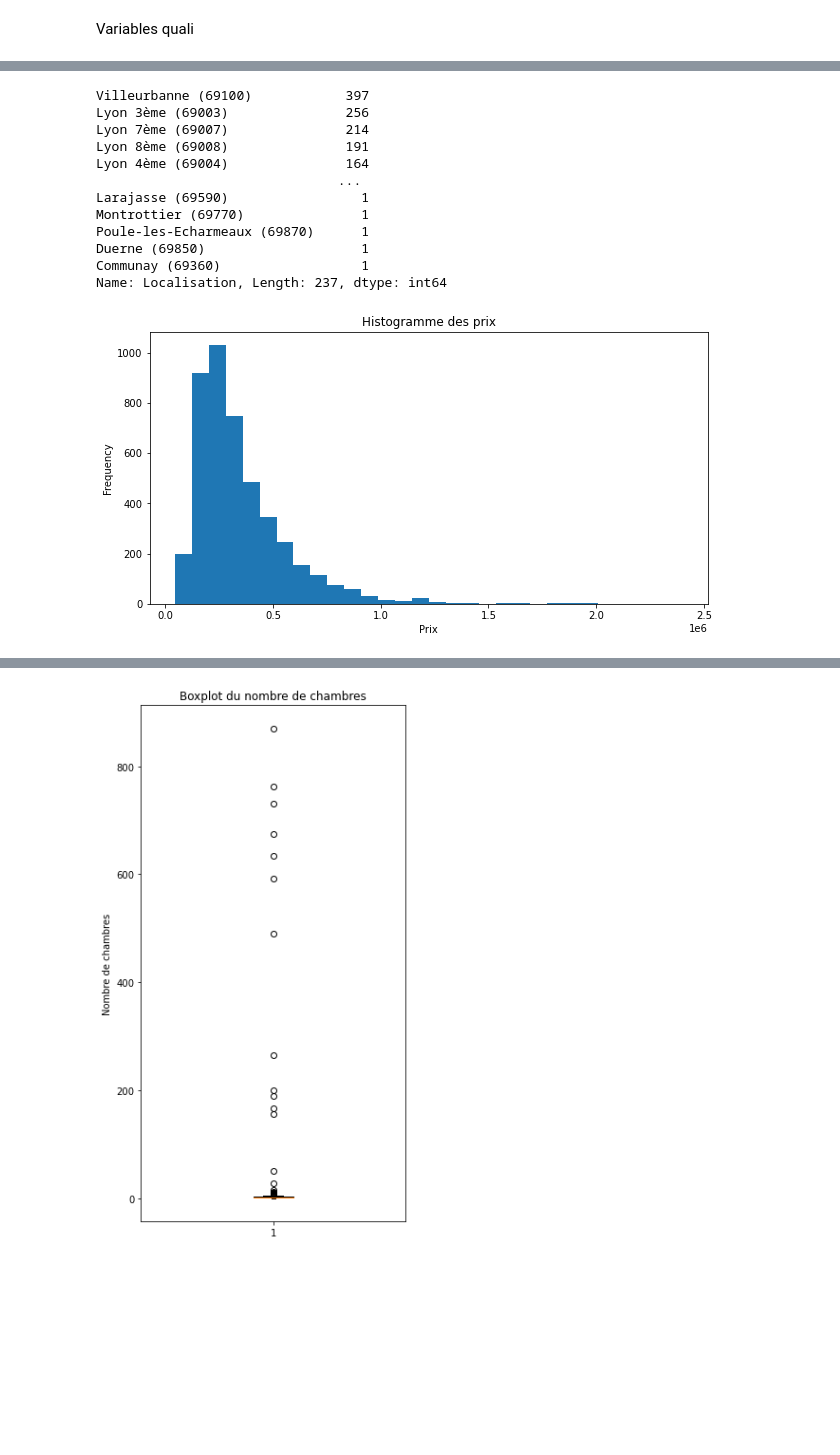
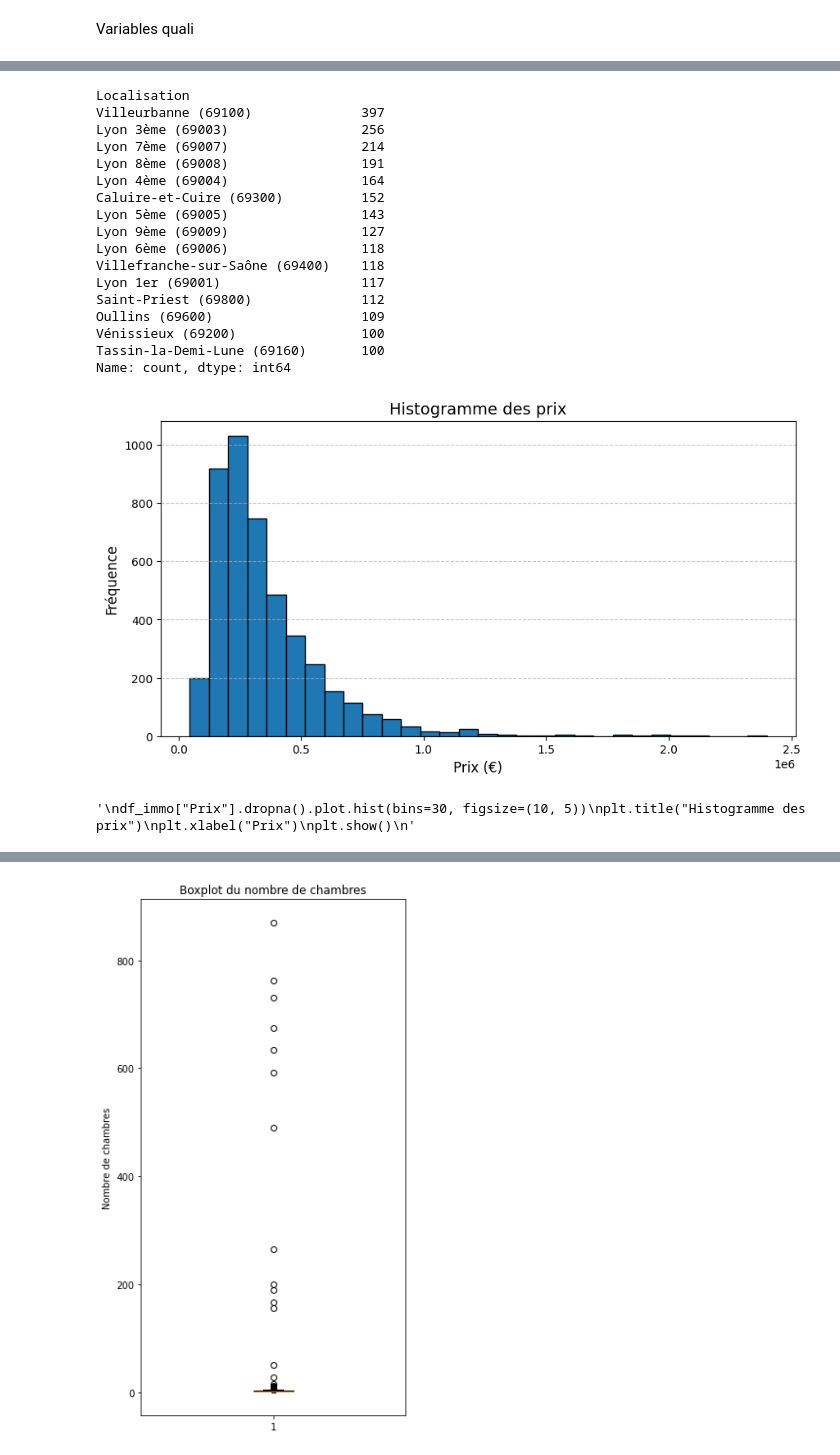
Before and after one commit to sodagt/nlp_immo, a Jupyter notebook: notebooks/exploration.ipynb, the cells around one changed output, grey strips where cells are left out. Cells and saved outputs as stored; diff of their text form; code cells hidden in the pictures; blank space fills up the shorter version.

```diff
--- a/notebooks/exploration.ipynb
+++ b/notebooks/exploration.ipynb
@@ -187,23 +229,42 @@ Name: DPE, dtype: int64
 # %%
-df_immo["Localisation"].value_counts()
+df_immo["Localisation"].value_counts().head(15)
 # %% [output]
-Villeurbanne (69100)            397
-Lyon 3ème (69003)               256
-Lyon 7ème (69007)               214
-Lyon 8ème (69008)               191
-Lyon 4ème (69004)               164
-                               ...
-Larajasse (69590)                 1
-Montrottier (69770)               1
-Poule-les-Echarmeaux (69870)      1
-Duerne (69850)                    1
-Communay (69360)                  1
-Name: Localisation, Length: 237, dtype: int64
+Localisation
+Villeurbanne (69100)              397
+Lyon 3ème (69003)                 256
+Lyon 7ème (69007)                 214
+Lyon 8ème (69008)                 191
+Lyon 4ème (69004)                 164
+Caluire-et-Cuire (69300)          152
+Lyon 5ème (69005)                 143
+Lyon 9ème (69009)                 127
+Lyon 6ème (69006)                 118
+Villefranche-sur-Saône (69400)    118
+Lyon 1er (69001)                  117
+Saint-Priest (69800)              112
+Oullins (69600)                   109
+Vénissieux (69200)                100
+Tassin-la-Demi-Lune (69160)       100
+Name: count, dtype: int64
+# %%
+plt.figure(figsize=(10, 5))
+df_immo["Prix"].dropna().plot.hist(
+    bins=30,
+    edgecolor="black"
+)
+plt.title("Histogramme des prix", fontsize=14)
+plt.xlabel("Prix (€)", fontsize=12)
+plt.ylabel("Fréquence", fontsize=12)
+plt.grid(axis="y", linestyle="--", alpha=0.7)
+plt.show()
+# %% [output]
+[figure, added]
 # %%
-
+"""
 df_immo["Prix"].dropna().plot.hist(bins=30, figsize=(10, 5))
 plt.title("Histogramme des prix")
 plt.xlabel("Prix")
 plt.show()
+"""
 # %% [output]
-[figure, removed]
+'\ndf_immo["Prix"].dropna().plot.hist(bins=30, figsize=(10, 5))\nplt.title("Histogramme des prix")\nplt.xlabel("Prix")\nplt.show()\n'
```
Also changed, not shown: parts of 161 cells of this notebook, 5 other files.
